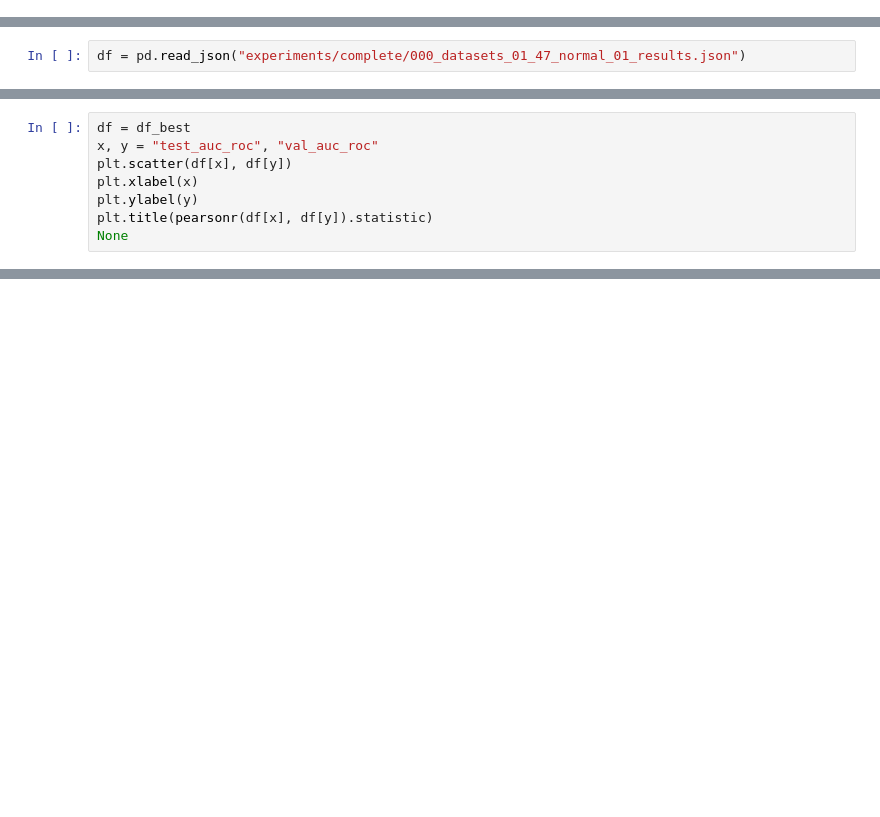
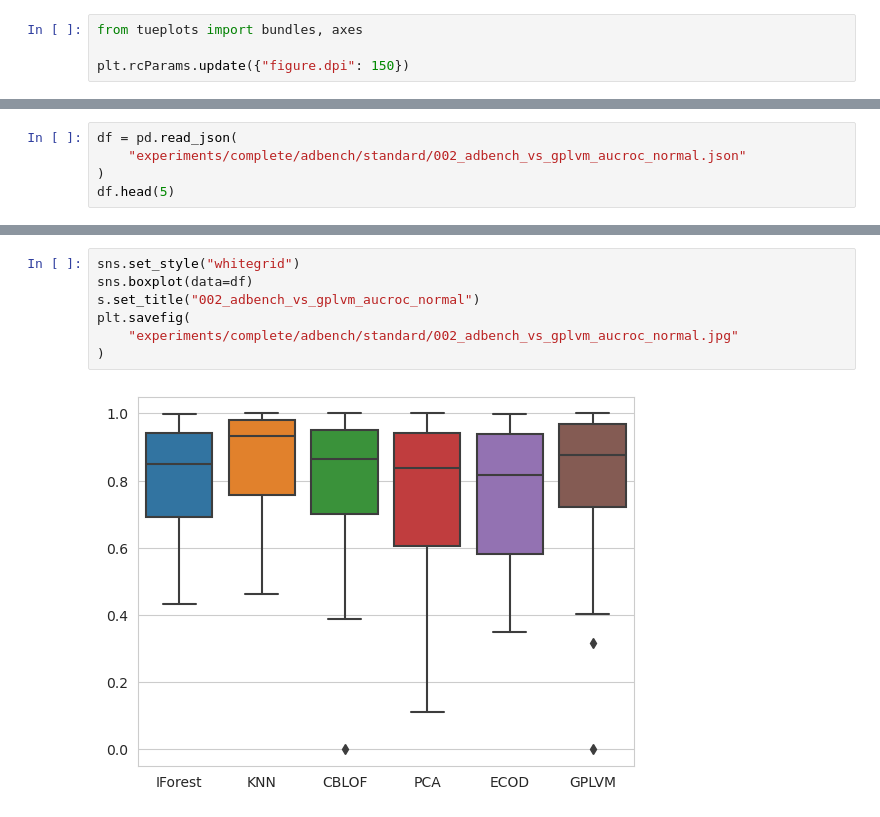
Before and after one commit to davinavarro/OE-GPLVM, a Jupyter notebook: 13_results_analysis.ipynb, the cells around one changed output, grey strips where cells are left out. Saved outputs shown, nothing was run; the diff lists cells and outputs as text; blank space fills up the shorter version.

Commit message:
experimentos de features e tipos

```diff
--- a/13_results_analysis.ipynb
+++ b/13_results_analysis.ipynb
@@ -1,3 +3,7 @@
+# %%
+from tueplots import bundles, axes
+
+plt.rcParams.update({"figure.dpi": 150})
 # %%
 %load_ext autoreload
 %autoreload 2
@@ -19,2 +27,5 @@ To enable them in other operations, rebuild TensorFlow with the appropriate comp
 # %%
-df = pd.read_json("experiments/complete/000_datasets_01_47_normal_01_results.json")
+df = pd.read_json(
+    "experiments/complete/adbench/standard/002_adbench_vs_gplvm_aucroc_normal.json"
+)
+df.head(5)
@@ -65,8 +38,0 @@ df_best.to_json("experiments/complete/000_datasets_01_47_normal_03_best.json", o
-# %%
-df = df_best
-x, y = "test_auc_roc", "val_auc_roc"
-plt.scatter(df[x], df[y])
-plt.xlabel(x)
-plt.ylabel(y)
-plt.title(pearsonr(df[x], df[y]).statistic)
-None
@@ -95,0 +39,9 @@ df_best
+# %%
+sns.set_style("whitegrid")
+sns.boxplot(data=df)
+s.set_title("002_adbench_vs_gplvm_aucroc_normal")
+plt.savefig(
+    "experiments/complete/adbench/standard/002_adbench_vs_gplvm_aucroc_normal.jpg"
+)
+# %% [output]
+[figure, added]
```
Also changed, not shown: parts of 18 cells of this notebook, 56 other files.
